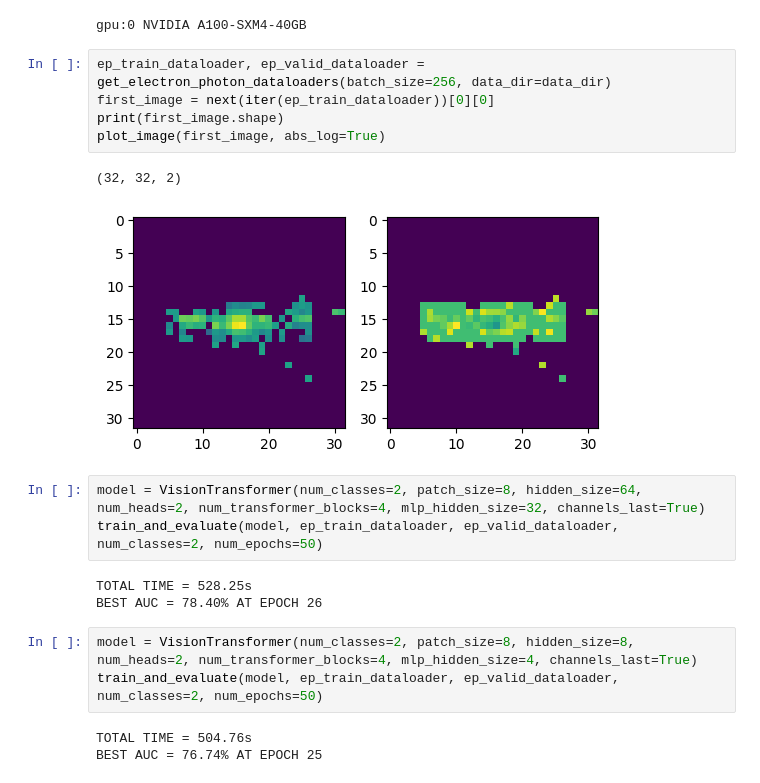
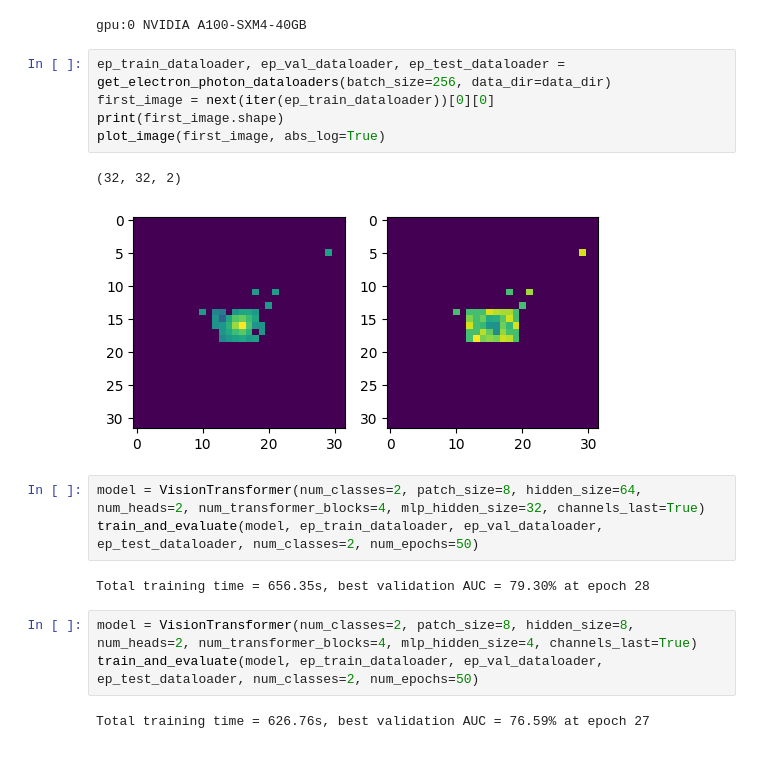
Before and after one commit to salcc/QuantumTransformers, a Jupyter notebook: notebooks/classical/electron-photon.ipynb, the cells around one changed output. Saved outputs shown, nothing was run; the diff lists cells and outputs as text.

```diff
--- a/notebooks/classical/electron-photon.ipynb
+++ b/notebooks/classical/electron-photon.ipynb
@@ -28,22 +28,20 @@ for d in jax.devices():
 # %% [output]
 gpu:0 NVIDIA A100-SXM4-40GB
 # %%
-ep_train_dataloader, ep_valid_dataloader = get_electron_photon_dataloaders(batch_size=256, data_dir=data_dir)
+ep_train_dataloader, ep_val_dataloader, ep_test_dataloader = get_electron_photon_dataloaders(batch_size=256, data_dir=data_dir)
 first_image = next(iter(ep_train_dataloader))[0][0]
 print(first_image.shape)
 plot_image(first_image, abs_log=True)
 # %% [output]
 (32, 32, 2)
-[figure, old version]
+[figure, new version]
 # %%
 model = VisionTransformer(num_classes=2, patch_size=8, hidden_size=64, num_heads=2, num_transformer_blocks=4, mlp_hidden_size=32, channels_last=True)
-train_and_evaluate(model, ep_train_dataloader, ep_valid_dataloader, num_classes=2, num_epochs=50)
+train_and_evaluate(model, ep_train_dataloader, ep_val_dataloader, ep_test_dataloader, num_classes=2, num_epochs=50)
 # %% [output]
-TOTAL TIME = 528.25s
-BEST AUC = 78.40% AT EPOCH 26
+Total training time = 656.35s, best validation AUC = 79.30% at epoch 28
 # %%
 model = VisionTransformer(num_classes=2, patch_size=8, hidden_size=8, num_heads=2, num_transformer_blocks=4, mlp_hidden_size=4, channels_last=True)
-train_and_evaluate(model, ep_train_dataloader, ep_valid_dataloader, num_classes=2, num_epochs=50)
+train_and_evaluate(model, ep_train_dataloader, ep_val_dataloader, ep_test_dataloader, num_classes=2, num_epochs=50)
 # %% [output]
-TOTAL TIME = 504.76s
-BEST AUC = 76.74% AT EPOCH 25
+Total training time = 626.76s, best validation AUC = 76.59% at epoch 27
```
Also changed, not shown: parts of 1 cell of this notebook, 14 other files.
